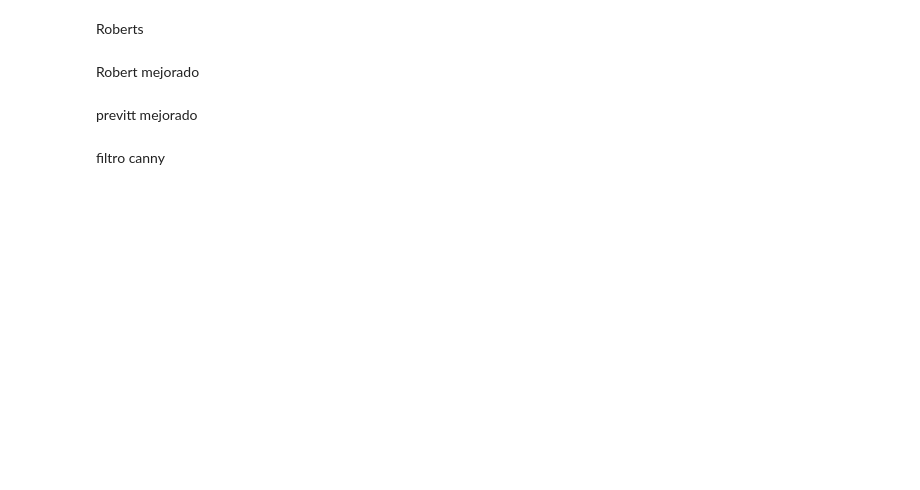
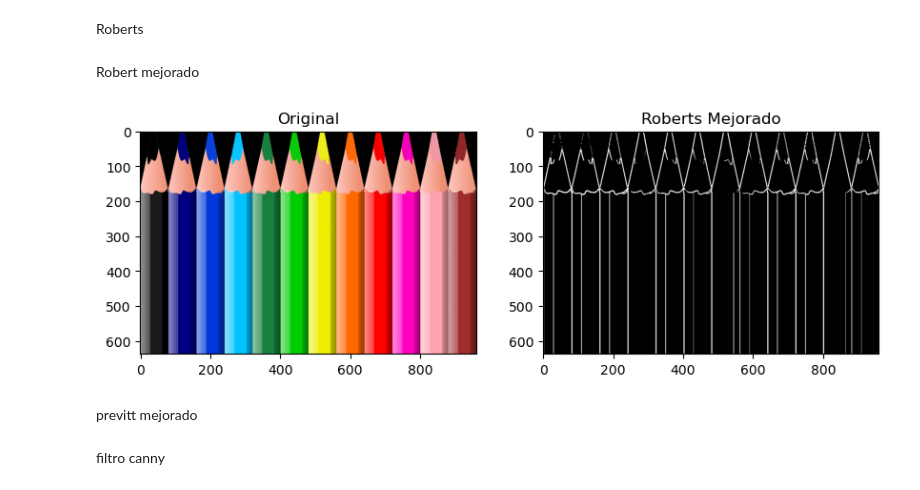
Before and after one commit to marcos7-eri/pdi, a Jupyter notebook: bordes.ipynb, the cells around one changed output. Saved outputs shown, nothing was run; the diff lists cells and outputs as text; code cells hidden in the pictures; blank space fills up the shorter version.

```diff
--- a/bordes.ipynb
+++ b/bordes.ipynb
@@ -209,34 +213,36 @@ Robert mejorado
 import cv2
 import numpy as np
 import matplotlib.pyplot as plt
 
 def filtro_roberts_mejorado(img):
     img_gris=cv2.cvtColor(img,cv2.COLOR_BGR2GRAY)
     suavizar=cv2.GaussianBlur(img_gris,(3,3),0)
     robertx=np.array([[2,0],[0,-2]],dtype=np.float32)
     roberty=np.array([[0,2],[-2,0]],dtype=np.float32)
     r_x=cv2.filter2D(suavizar,-1,robertx)
     r_y=cv2.filter2D(suavizar,-1,roberty)
     roberts=cv2.addWeighted(np.abs(r_x),0.7,np.abs(r_y),0.7,0)
     _,bordes=cv2.threshold(roberts,20,255,cv2. THRESH_BINARY)
     return bordes
 
 
-img=cv2.imread('colores2.jpg')
+img=cv2.imread('colores.jpg')
 
 resultado=filtro_roberts_mejorado(img)
 
 plt.figure(figsize=(10,5))
 
 plt.subplot(1,2,1)
 plt.imshow(cv2.cvtColor(img,cv2.COLOR_BGR2RGB))
 plt.title('Original')
 
 plt.subplot(1,2,2)
 plt.imshow(resultado,cmap='gray')
 plt.title('Roberts Mejorado')
 
 plt.show()
+# %% [output]
+[figure, added]
 # %% [markdown]
 previtt mejorado
 # %%
```
Also changed, not shown: parts of 2 cells of this notebook, 9 other files.
